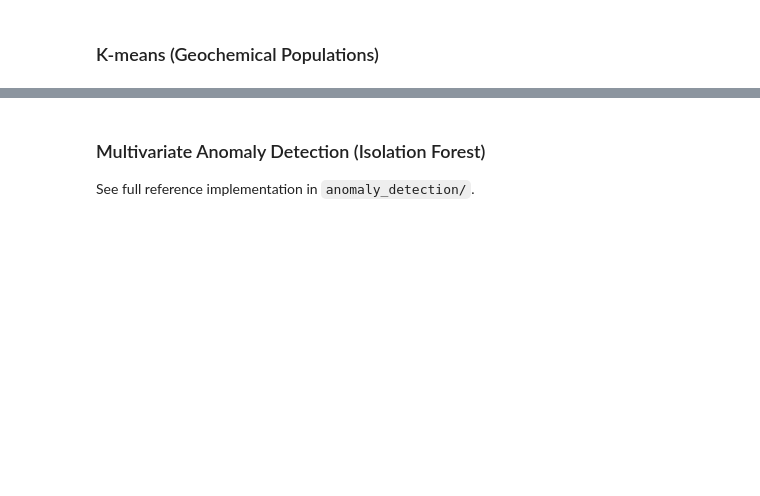
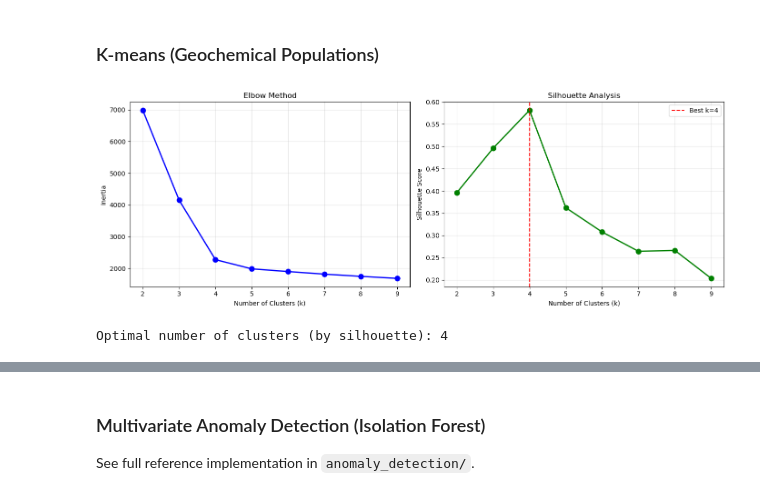
Before and after one commit to MinersAI/SGS_training, a Jupyter notebook: sgs_analytical_workflow.ipynb, the cells around one changed output, grey strips where cells are left out. Cells and saved outputs as stored; diff of their text form; code cells hidden in the pictures; blank space fills up the shorter version.

```diff
--- a/sgs_analytical_workflow.ipynb
+++ b/sgs_analytical_workflow.ipynb
@@ -404,0 +487,80 @@ plt.show()
+# %%
+# Find optimal number of clusters using elbow method and silhouette score
+k_range = range(2, 10)
+inertias = []
+silhouettes = []
+
+for k in k_range:
+    kmeans = KMeans(n_clusters=k, random_state=42, n_init=10)
+    labels = kmeans.fit_predict(X_scaled)
+    inertias.append(kmeans.inertia_)
+    silhouettes.append(silhouette_score(X_scaled, labels))
+
+fig, axes = h.plot_elbow_silhouette(list(k_range), inertias, silhouettes, figsize=(14, 5))
+plt.show()
+
+# Find optimal k
+optimal_k = list(k_range)[np.argmax(silhouettes)]
+print(f"Optimal number of clusters (by silhouette): {optimal_k}")
+
+# Apply K-means with optimal k
+kmeans_final = KMeans(n_clusters=optimal_k, random_state=42, n_init=10)
+cluster_labels = kmeans_final.fit_predict(X_scaled)
+
+# Visualize in PCA space
+fig, axes = plt.subplots(1, 2, figsize=(14, 5))
+
+# PCA biplot with clusters
+h.plot_clustering_results(
+    X_pca,
+    cluster_labels,
+    centers=pca.transform(kmeans_final.cluster_centers_),
+    title='K-means Clusters (PCA space)',
+    ax=axes[0],
+    feature_x=0,
+    feature_y=1,
+)
+axes[0].set_xlabel(f'PC1 ({pca.explained_variance_ratio_[0]*100:.1f}%)')
+axes[0].set_ylabel(f'PC2 ({pca.explained_variance_ratio_[1]*100:.1f}%)')
+
+# Spatial distribution of clusters
+gdf_clustered = geochem_gdf.copy()
+gdf_clustered['cluster'] = cluster_labels
+gdf_clustered.plot(column='cluster', ax=axes[1], legend=True,
+                   categorical=True, cmap='Set1', markersize=30)
+axes[1].set_title('Cluster Spatial Distribution')
+
+plt.tight_layout()
+plt.show()
+
+# Cluster profiles (mean element concentrations per cluster)
+gdf_clustered['cluster'] = cluster_labels
+
+cluster_profiles = gdf_clustered.groupby('cluster')[feature_cols].mean()
+
+# Normalize for comparison
+cluster_profiles_norm = (cluster_profiles - cluster_profiles.min()) / (cluster_profiles.max() - cluster_profiles.min())
+
+fig, ax = plt.subplots(figsize=(12, 6))
+cluster_profiles_norm.T.plot(kind='bar', ax=ax, width=0.8)
+ax.set_xlabel('Element')
+ax.set_ylabel('Normalized Concentration')
+ax.set_title('Cluster Geochemical Profiles')
+ax.legend(title='Cluster', bbox_to_anchor=(1.02, 1))
+plt.xticks(rotation=45)
+plt.tight_layout()
+plt.show()
+
+print("""
+CLUSTER INTERPRETATION:
+-----------------------
+Each cluster represents a distinct geochemical population.
+High values indicate enrichment in that cluster.
+Use domain knowledge to interpret geological meaning:
+- Lithological units
+- Alteration assemblages
+- Mineralization styles
+""")
+# %% [output]
+[figure, added]
+Optimal number of clusters (by silhouette): 4
```
Also changed, not shown: parts of 16 cells of this notebook.
